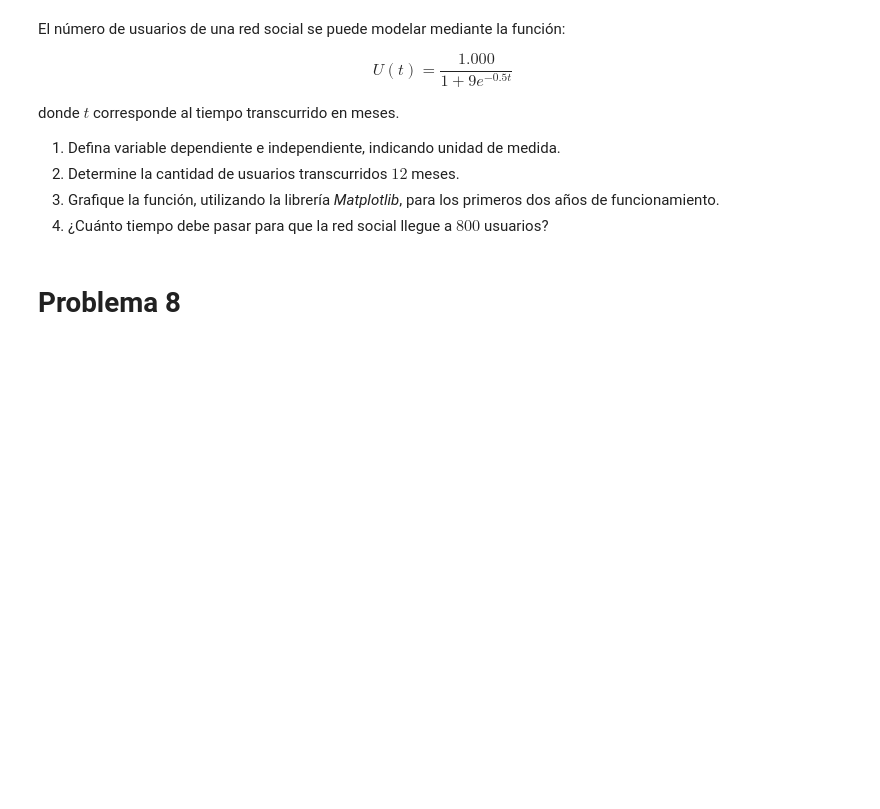
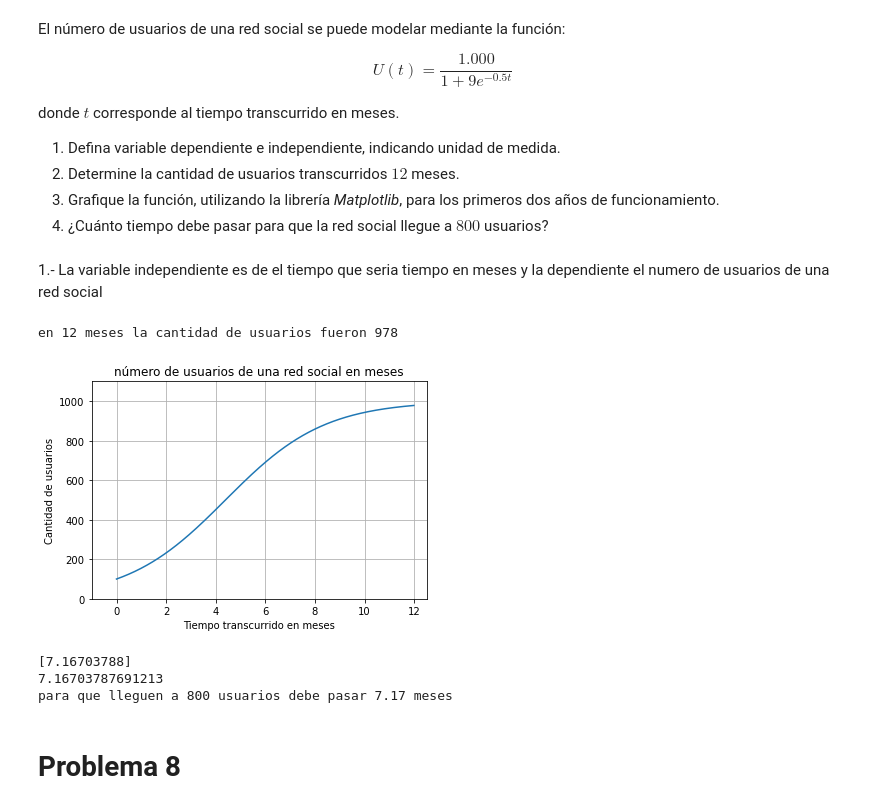
Before and after one commit to matikkkkk/PYTHOOON, a Jupyter notebook: matematicaApli/G1_Funciones.ipynb, the cells around one changed output. Saved outputs shown, nothing was run; the diff lists cells and outputs as text; code cells hidden in the pictures; blank space fills up the shorter version.

```diff
--- a/matematicaApli/G1_Funciones.ipynb
+++ b/matematicaApli/G1_Funciones.ipynb
@@ -230,6 +240,69 @@ donde $t$ corresponde al tiempo transcurrido en meses.
 2.  Determine la cantidad de usuarios transcurridos $12$ meses.
 3.  Grafique la función, utilizando la librería *Matplotlib*, para los primeros dos años de funcionamiento.
 4.  ¿Cuánto tiempo debe pasar para que la red social llegue a $800$ usuarios?
+# %% [markdown]
+1.- La variable independiente es de el tiempo que seria tiempo en meses y la dependiente el numero de usuarios de una red social
+# %%
+import numpy as np
+
+def U(t):
+    e=np.exp(-0.5*t)
+    return 1000/(1+9*e)
+print(f"en 12 meses la cantidad de usuarios fueron {round(U(12))}")
+# %% [output]
+en 12 meses la cantidad de usuarios fueron 978
+# %%
+# importamos pyplot de matplotlib y numpy
+import matplotlib.pyplot as plt
+import numpy as np
+# generaremos una tabla de datos usando numpy
+# a la que aplicaremos la funci´on, que es la misma del ejemplo
+# tomaremos la variable independiente entre 0 y 6
+# y haremos los elementos de la tabla separados en 0,01
+x = np.arange(0, 12, 0.01)
+# para cada elemento del dominio, aplicaremos la funci´on
+y = U(x)
+# le pedimos a matplotlib que genere un gr´afico
+plt.plot(x, y)
+# cuyos ejes van de 0 a 6 en la x, de 0 a 2800 en la y
+plt.axis([-1, 12.5, 0, 1100])
+# con un t´ıtulo de eje x
+plt.xlabel("Tiempo transcurrido en meses")
+# y un t´ıtulo de eje y
+plt.ylabel("Cantidad de usuarios")
+# y un titulo del gr´afico
+plt.title("número de usuarios de una red social en meses")
+# pedimos mostrar una grilla para facilitar la lectura
+plt.grid(True)
+# y que nos muestre el gr´afico
+plt.show()
+# %% [output]
+[figure, added]
+# %%
+# Se llama a la biblioteca numpy, para trabajar con arreglos
+# de datos
+import numpy as np
+# M´odulo de la biblioteca scipy que nos permitir´a poder
+# resolver ecuaciones no necesariamente lineales
+# a trav´es de la funci´on fsolve
+from scipy.optimize import fsolve
+# Se define la funci´on C(e) y se retorna la expresi´on
+# resultante del igualar a cero
+def C(t):
+    e=np.exp(-0.5*t)
+    return 1000/(1+9*e)-800
+
+t = np.linspace(5, 10, 1)
+sol = fsolve(C, t)
+# Imprime en la consola el resultado obtenido del despeje
+# de la ecuaci´on
+print(sol)
+print(sol[0])
+print(f"para que lleguen a 800 usuarios debe pasar {round(sol[0],2)} meses")
+# %% [output]
+[7.16703788]
+7.16703787691213
+para que lleguen a 800 usuarios debe pasar 7.17 meses
 # %% [markdown]
 # Problema 8
 # %% [markdown]
```
Also changed, not shown: parts of 3 cells of this notebook.
